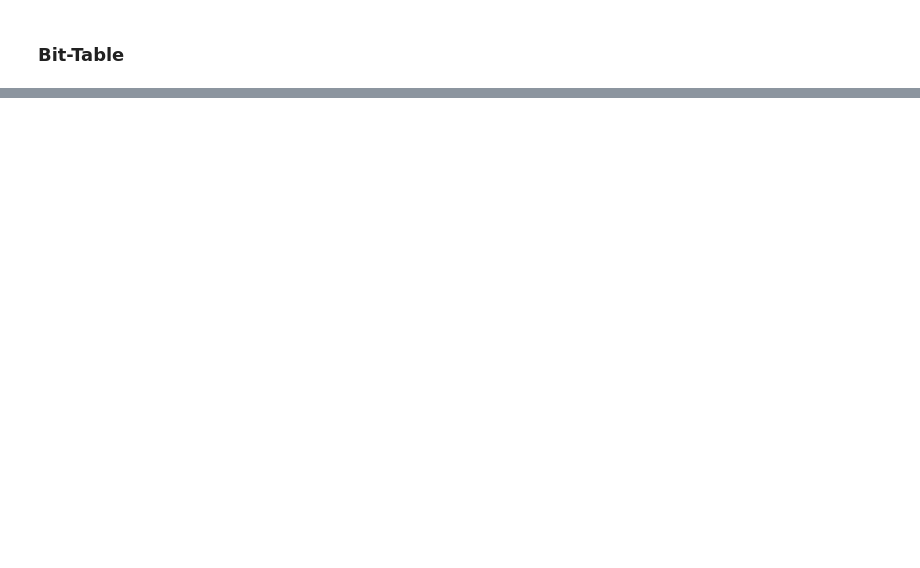
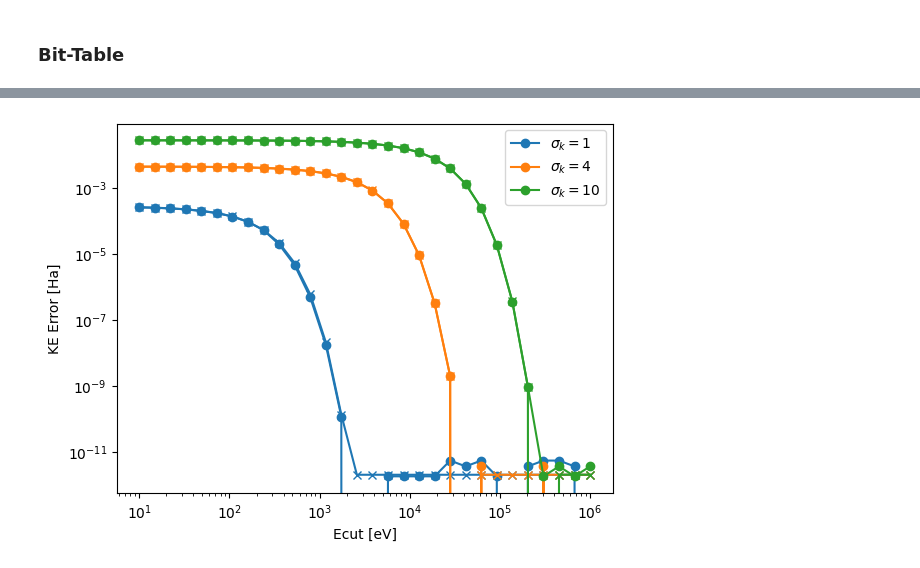
Before and after one commit to ncrubin/mec-sandia, a Jupyter notebook: notebooks/gaussian_conv_double_check.ipynb, the cells around one changed output, grey strips where cells are left out. Drawn from its saved outputs; the diff is of its cells as text; code cells hidden in the pictures; blank space fills up the shorter version.

```diff
--- a/notebooks/gaussian_conv_double_check.ipynb
+++ b/notebooks/gaussian_conv_double_check.ipynb
@@ -282,0 +362,42 @@ KeyboardInterrupt:
+# %%
+box_length = 100 # Crank up the grid resolution to better approximate the integral expression.
+ecut_ev = np.logspace(1, 6, 30)
+mass_proj = 1836
+prefactor = 1.0 / mass_proj
+ndim = 1
+v_proj = 4.0
+kproj = np.zeros(ndim)
+mass_proj = 1836
+kproj[0] = mass_proj * v_proj
+from mec_sandia.gaussians import estimate_error_kinetic_energy, kinetic_energy
+import scipy.special
+delta_k = 2*np.pi / box_length
+for isk, sigma_k in enumerate([1, 4, 10]):
+    deltas = []
+    deltas_approx = []
+    for ec in ecut_ev:
+        ecut_ha = ec / Hartree
+        ke = kinetic_energy(ecut_ha, box_length, sigma_k, kproj=kproj, ndim=ndim)
+        ke *= prefactor
+        ke_int = prefactor*(sigma_k**2 + np.dot(kproj, kproj)) / 2
+        deltas.append(np.abs(ke-ke_int))
+        # the factor of 1/2 is because of how we're using ecut, we only sum from
+        # [-nmax/2, nmax/2] which means we should inegrate from [-kmax/2,
+        # kmax/2]. (kmax = (2ecut)^{1/2}) is a spherical cutoff.
+        kcut = 0.5*(2*ecut_ha)**0.5
+        ke_err_apprx = estimate_error_kinetic_energy(kcut, sigma_k, kproj=kproj[0])
+        ke_err_apprx *= prefactor
+        deltas_approx.append(abs(ke_err_apprx))
+    plt.plot(ecut_ev, deltas, marker="o", color=f"C{isk}", label=f"$\sigma_k = {sigma_k}$")
+    plt.plot(ecut_ev, deltas_approx, marker="x", color=f"C{isk}")
+plt.legend()
+plt.xlabel("Ecut [eV]")
+plt.ylabel("KE Error [Ha]")
+plt.xscale("log")
+plt.yscale("log")
+# Note that lower precision is observed mainly because we are multiplying very
+# large numbers (kproj)**2. The discrete sum shows different behaviour largely
+# because of finite size effects (increasing L we see the same plateau in the
+# error.)
+# %% [output]
+[figure, added]
```
Also changed, not shown: parts of 9 cells of this notebook, 4 other files.
